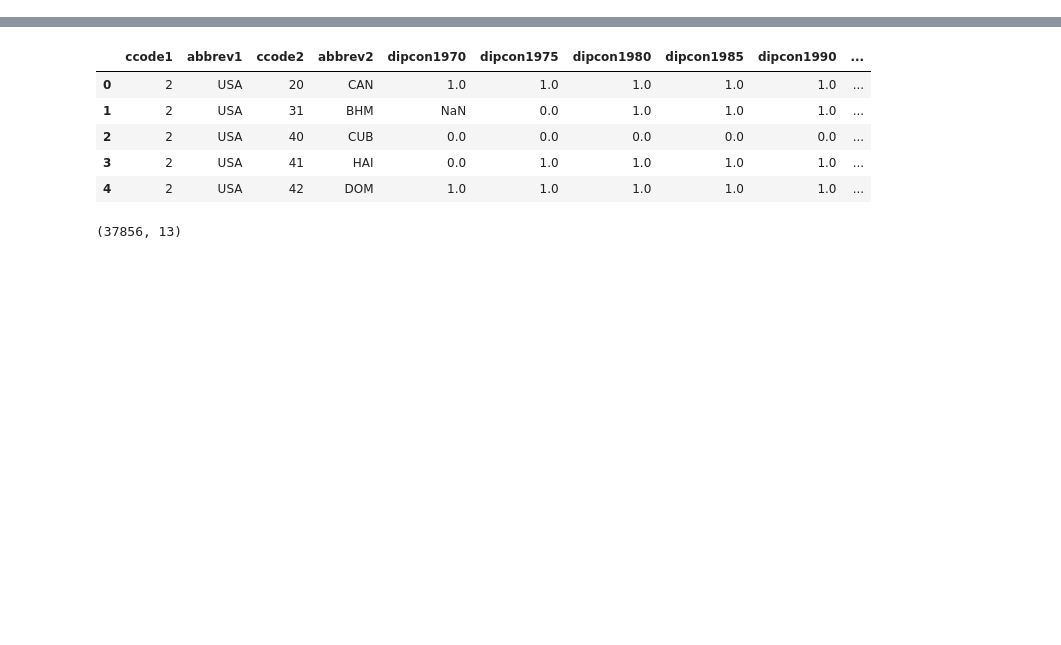
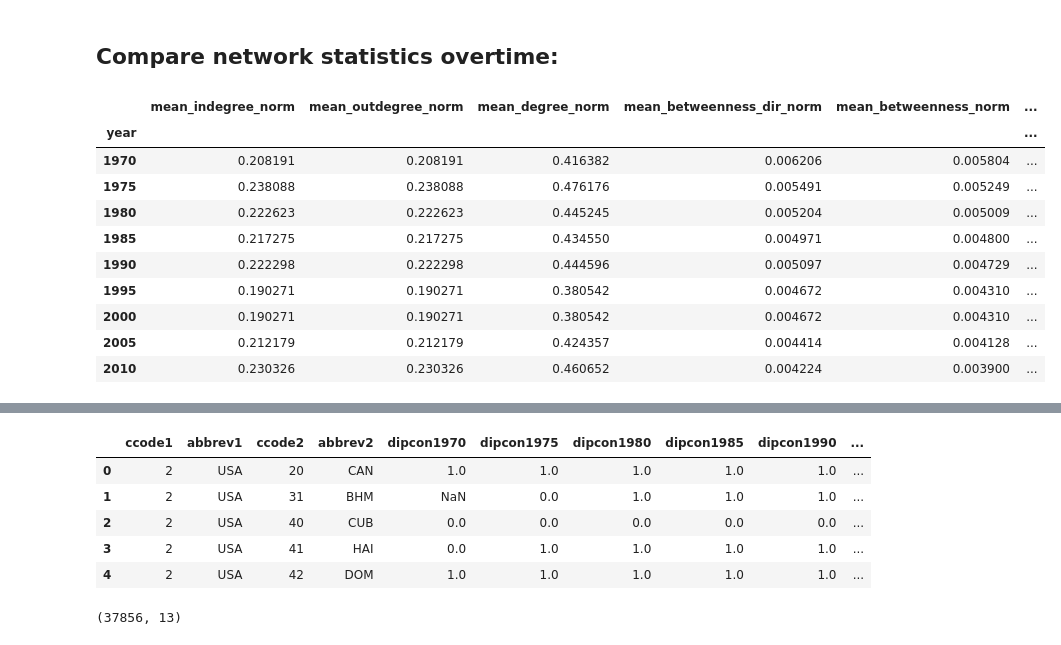
Before and after one commit to Polichinel/SNA, a Jupyter notebook: main_py.ipynb, the cells around one changed output, grey strips where cells are left out. Saved outputs shown, nothing was run; the diff lists cells and outputs as text; code cells hidden in the pictures; blank space fills up the shorter version.

```diff
--- a/main_py.ipynb
+++ b/main_py.ipynb
@@ -12,0 +31,28 @@ import graphviz
+# %% [markdown]
+## Compare network statistics overtime:
+# %%
+# du har ikke de rene tal med eks. degrees - burde du det?
+
+df_year_stats = df.groupby('year').mean()[['indegree_norm','outdegree_norm','degree_norm','betweenness_dir_norm',
+                                           'betweenness_norm', 'graph_dens', 'graph_deg_cantr_in_centralization',
+                                           'graph_deg_cantr_out_centralization','graph_deg_cantr_all_centralization']]
+
+df_year_stats.rename(columns = {'indegree_norm' : 'mean_indegree_norm',
+                                'outdegree_norm' : 'mean_outdegree_norm',
+                                'degree_norm' : 'mean_degree_norm',
+                                'betweenness_norm' : 'mean_betweenness_norm',
+                                'betweenness_dir_norm' : 'mean_betweenness_dir_norm'}, inplace = True)
+
+df_year_stats
+# %% [output]
+|  | mean_indegree_norm | mean_outdegree_norm | mean_degree_norm | mean_betweenness_dir_norm | mean_betweenness_norm | ... |
+| year |  |  |  |  |  | ... |
+| 1970 | 0.208191 | 0.208191 | 0.416382 | 0.006206 | 0.005804 | ... |
+| 1975 | 0.238088 | 0.238088 | 0.476176 | 0.005491 | 0.005249 | ... |
+| 1980 | 0.222623 | 0.222623 | 0.445245 | 0.005204 | 0.005009 | ... |
+| 1985 | 0.217275 | 0.217275 | 0.434550 | 0.004971 | 0.004800 | ... |
+| 1990 | 0.222298 | 0.222298 | 0.444596 | 0.005097 | 0.004729 | ... |
+| 1995 | 0.190271 | 0.190271 | 0.380542 | 0.004672 | 0.004310 | ... |
+| 2000 | 0.190271 | 0.190271 | 0.380542 | 0.004672 | 0.004310 | ... |
+| 2005 | 0.212179 | 0.212179 | 0.424357 | 0.004414 | 0.004128 | ... |
+| 2010 | 0.230326 | 0.230326 | 0.460652 | 0.004224 | 0.003900 | ... |
```
Also changed, not shown: parts of 11 cells of this notebook.
